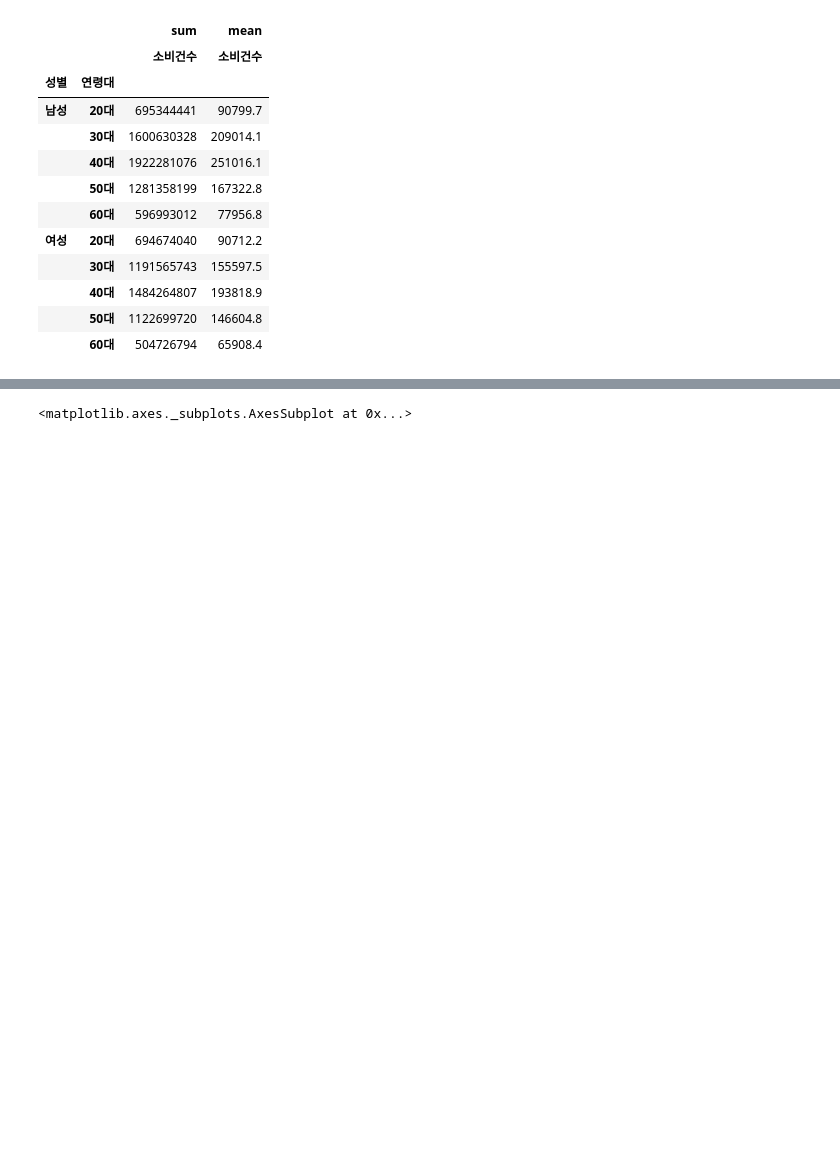
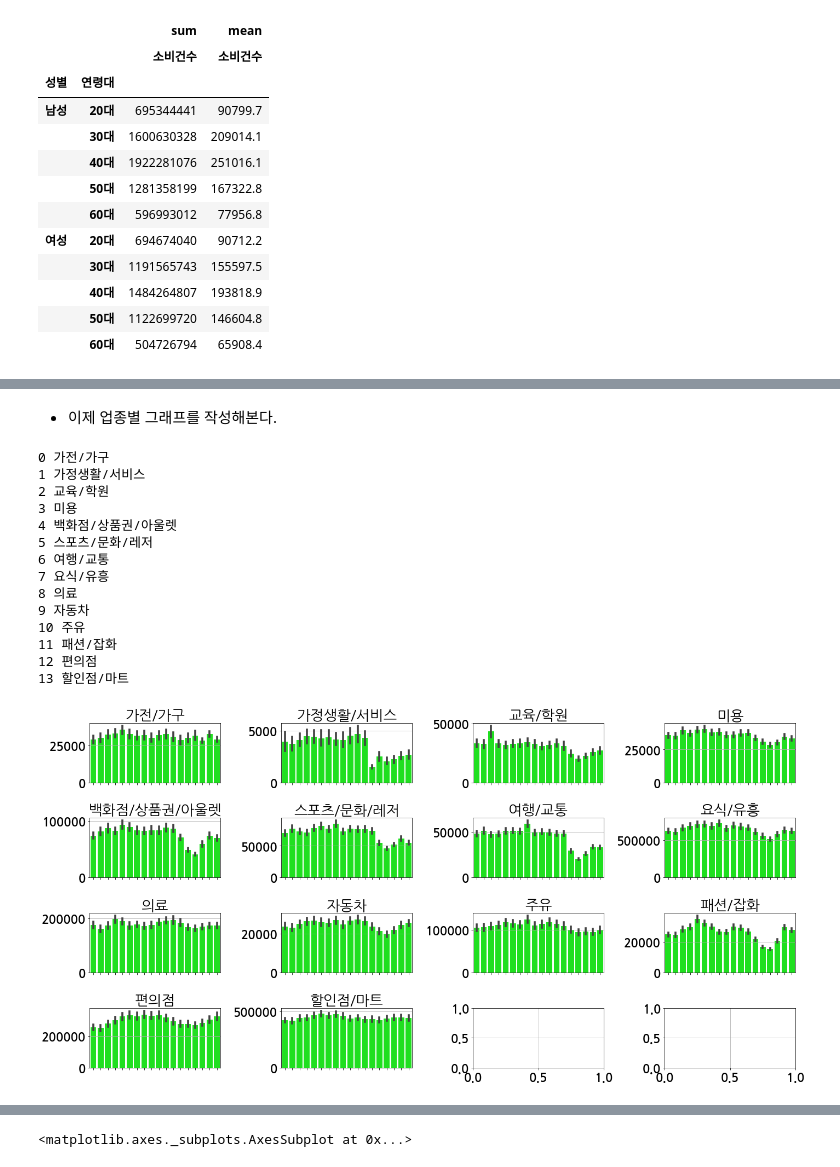
Before and after one commit to dschloe/kdx_competition, a Jupyter notebook: final_analysis.ipynb, the cells around one changed output, grey strips where cells are left out. Saved outputs shown, nothing was run; the diff lists cells and outputs as text; code cells hidden in the pictures; blank space fills up the shorter version.

```diff
--- a/final_analysis.ipynb
+++ b/final_analysis.ipynb
@@ -168,0 +228,55 @@ for idx in range(0,2):
+# %% [markdown]
+- 이제 업종별 그래프를 작성해본다.
+# %%
+cat_list = new_df['소비업종'].unique().tolist()
+fig, ax = plt.subplots(4, 4, figsize=(20, 10))
+
+for i, col in enumerate(cat_list): # 좌표 평면 지정
+     print(i, col)
+     if i <= 3:
+        temp = new_df.loc[new_df['소비업종'] == cat_list[i]]
+        g1 = sns.barplot(x = "month_year", y = "소비건수", data = temp, color = "#00FF00", ax=ax[0,i])
+        g1.set(xticklabels=[])
+        g1.set(title=cat_list[i])
+        g1.set(xlabel=None)
+        g1.set(ylabel=None)
+     elif i <= 7:
+        temp = new_df.loc[new_df['소비업종'] == cat_list[i]]
+        g1 = sns.barplot(x = "month_year", y = "소비건수", data = temp, color = "#00FF00", ax=ax[1, i-4])
+        g1.set(xticklabels=[])
+        g1.set(title=cat_list[i])
+        g1.set(xlabel=None)
+        g1.set(ylabel=None)
+     elif i <= 11:
+        temp = new_df.loc[new_df['소비업종'] == cat_list[i]]
+        g1 = sns.barplot(x = "month_year", y = "소비건수", data = temp, color = "#00FF00", ax=ax[2, i-8])
+        g1.set(xticklabels=[])
+        g1.set(title=cat_list[i])
+        g1.set(xlabel=None)
+        g1.set(ylabel=None)
+     else:
+        temp = new_df.loc[new_df['소비업종'] == cat_list[i]]
+        g1 = sns.barplot(x = "month_year", y = "소비건수", data = temp, color = "#00FF00", ax=ax[3, i-12])
+        g1.set(xticklabels=[])
+        g1.set(title=cat_list[i])
+        g1.set(xlabel=None)
+        g1.set(ylabel=None)
+
+fig.tight_layout()
+fig.subplots_adjust(top=0.95)
+# %% [output]
+0 가전/가구
+1 가정생활/서비스
+2 교육/학원
+3 미용
+4 백화점/상품권/아울렛
+5 스포츠/문화/레저
+6 여행/교통
+7 요식/유흥
+8 의료
+9 자동차
+10 주유
+11 패션/잡화
+12 편의점
+13 할인점/마트
+[figure, added]
```
Also changed, not shown: parts of 22 cells of this notebook.
